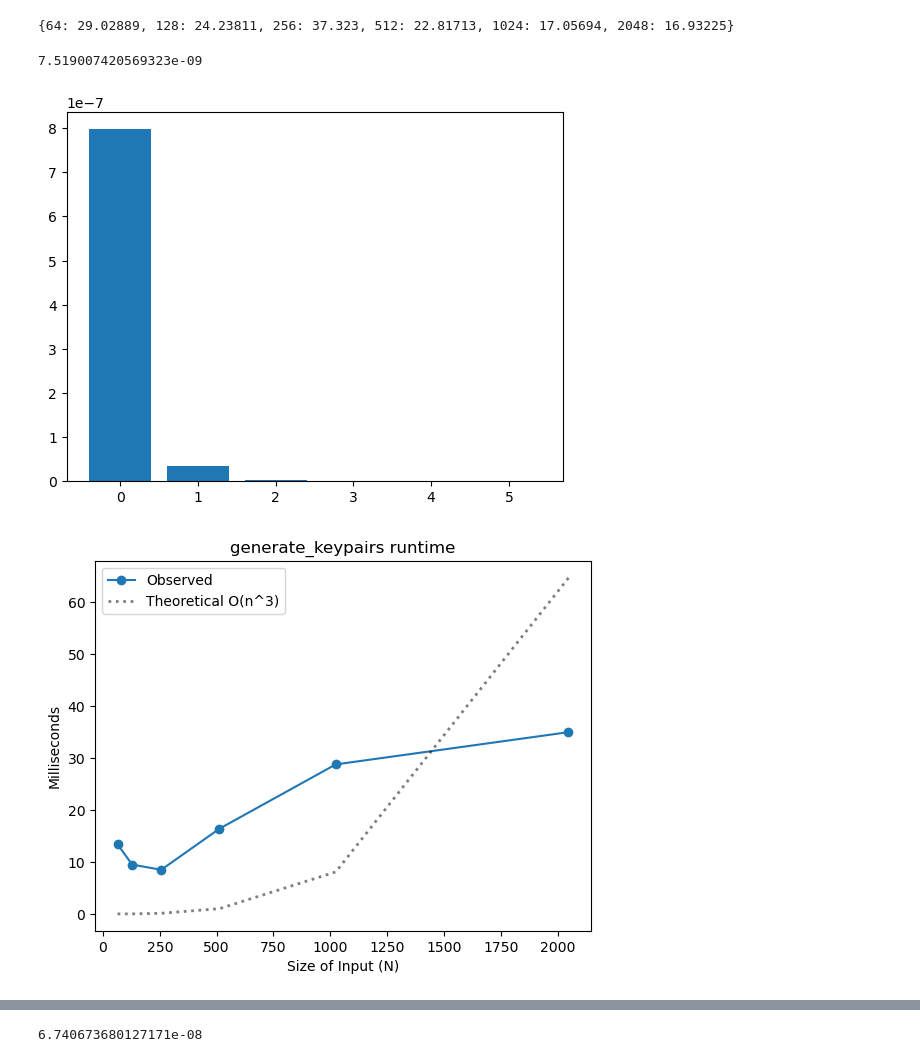
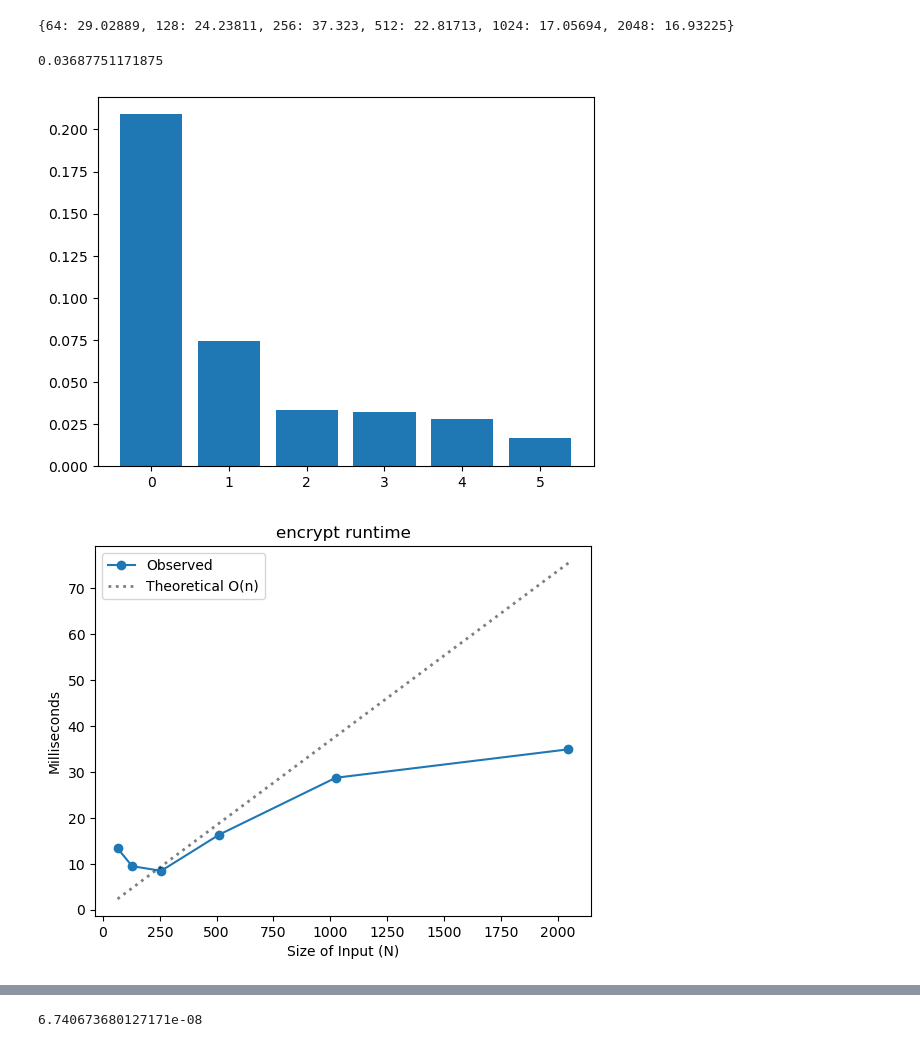
Before and after one commit to jakenef/project-rsa, a Jupyter notebook: analysis.ipynb, the cells around one changed output, grey strips where cells are left out. Cells and saved outputs as stored; diff of their text form; code cells hidden in the pictures.

```diff
--- a/analysis.ipynb
+++ b/analysis.ipynb
@@ -43,32 +43,34 @@ print(function_round_times)
 # %%
 # Estimate k
 # O(n)
 # kk = [y / (insert theoretical guess of n) for n, y in function_round_times.items()]
 encrypt = {
     64: 13.37600,
     128: 9.49025,
     256: 8.48103,
     512: 16.37793,
     1024: 28.74231,
     2048: 34.93714
 }
 decrypt = {
     64: 395.66207,
     128: 894.23227,
     256: 2713.40394,
     512: 8215.32679,
     1024: 29534.30200,
     2048: 99064.95285
 }
 
-kk = [y / n**4 for n, y in encrypt.items()]
+m = 1045360
+
+kk = [y / n for n, y in encrypt.items()]
 plt.bar(range(len(kk)), kk)
 
 k_theory = sum(kk[1:])/len(kk[1:])
 print(k_theory) # Measured constant of proportionality for theoretical order (when using theoretial in n spot, then empirical when use it again)
 # %% [output]
-7.519007420569323e-09
+0.03687751171875
-[figure, old version]
+[figure, new version]
 # %%
 plt.plot(
     encrypt.keys(),
@@ -80,7 +82,7 @@ def theory(n):
     return k_theory * n
 
 # theory_y = [theory(x) for x in function_round_times.keys()]
-theory_y = [k_theory * (x**3) for x in encrypt.keys()]
+theory_y = [k_theory * (x) for x in encrypt.keys()]
 
 plt.plot(
     encrypt.keys(),
@@ -91,11 +93,11 @@ plt.plot(
     alpha=0.5
 )
 
-plt.legend(['Observed', 'Theoretical O(n^3)'])
+plt.legend(['Observed', 'Theoretical O(n)'])
 plt.xlabel('Size of Input (N)')
 plt.ylabel('Milliseconds')
-plt.title('generate_keypairs runtime');
+plt.title('encrypt runtime');
 # %% [output]
-[figure, old version]
+[figure, new version]
 # %%
 plt.plot(
```
Also changed, not shown: parts of 2 cells of this notebook, 3 other files.
